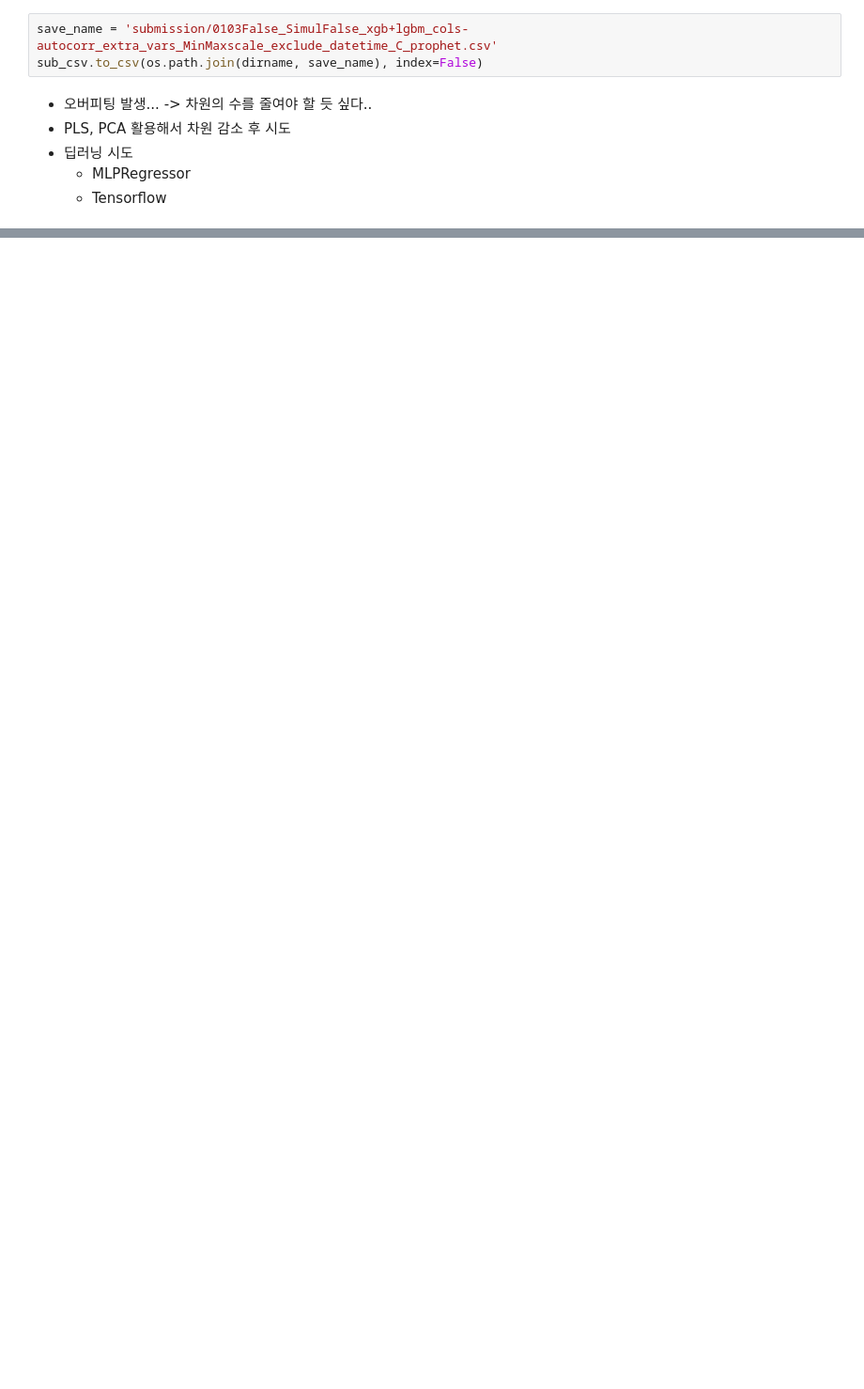
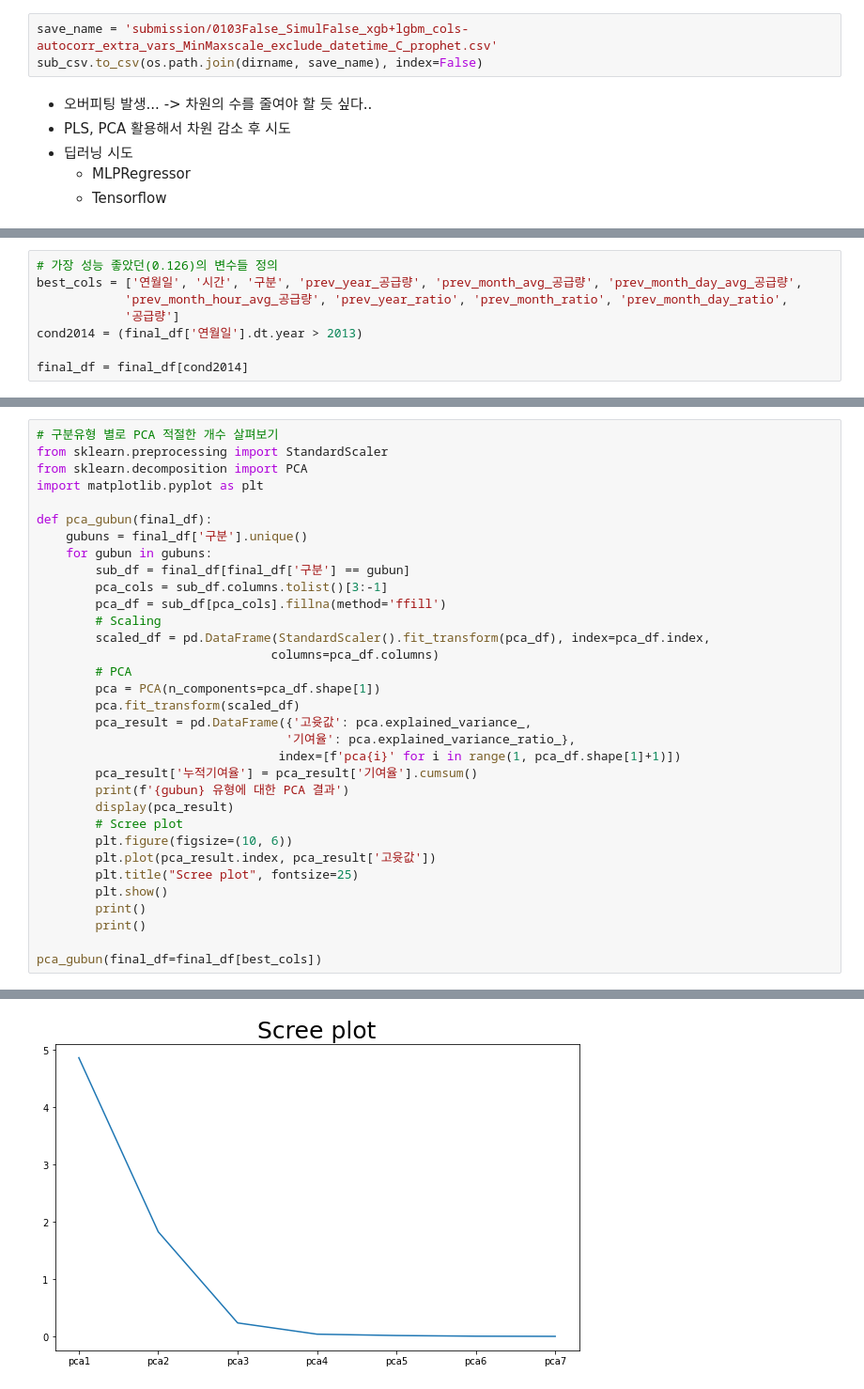
Before and after one commit to young-hun-jo/KaggleStruggle, a Jupyter notebook: dacon_gas/Version5.ipynb, the cells around one changed output, grey strips where cells are left out. Shown at 94% size. Drawn from its saved outputs; the diff is of its cells as text; blank space fills up the shorter version.

```diff
--- a/dacon_gas/Version5.ipynb
+++ b/dacon_gas/Version5.ipynb
@@ -460,0 +441,8 @@ sub_csv.to_csv(os.path.join(dirname, save_name), index=False)
+# %%
+# 가장 성능 좋았던(0.126)의 변수들 정의
+best_cols = ['연월일', '시간', '구분', 'prev_year_공급량', 'prev_month_avg_공급량', 'prev_month_day_avg_공급량',
+            'prev_month_hour_avg_공급량', 'prev_year_ratio', 'prev_month_ratio', 'prev_month_day_ratio',
+            '공급량']
+cond2014 = (final_df['연월일'].dt.year > 2013)
+
+final_df = final_df[cond2014]
@@ -460,0 +477,34 @@ sub_csv.to_csv(os.path.join(dirname, save_name), index=False)
+# %%
+# 구분유형 별로 PCA 적절한 개수 살펴보기
+from sklearn.preprocessing import StandardScaler
+from sklearn.decomposition import PCA
+import matplotlib.pyplot as plt
+
+def pca_gubun(final_df):
+    gubuns = final_df['구분'].unique()
+    for gubun in gubuns:
+        sub_df = final_df[final_df['구분'] == gubun]
+        pca_cols = sub_df.columns.tolist()[3:-1]
+        pca_df = sub_df[pca_cols].fillna(method='ffill')
+        # Scaling
+        scaled_df = pd.DataFrame(StandardScaler().fit_transform(pca_df), index=pca_df.index,
+                                columns=pca_df.columns)
+        # PCA
+        pca = PCA(n_components=pca_df.shape[1])
+        pca.fit_transform(scaled_df)
+        pca_result = pd.DataFrame({'고윳값': pca.explained_variance_,
+                                  '기여율': pca.explained_variance_ratio_},
+                                 index=[f'pca{i}' for i in range(1, pca_df.shape[1]+1)])
+        pca_result['누적기여율'] = pca_result['기여율'].cumsum()
+        print(f'{gubun} 유형에 대한 PCA 결과')
+        display(pca_result)
+        # Scree plot
+        plt.figure(figsize=(10, 6))
+        plt.plot(pca_result.index, pca_result['고윳값'])
+        plt.title("Scree plot", fontsize=25)
+        plt.show()
+        print()
+        print()
+
+pca_gubun(final_df=final_df[best_cols])
+# %% [output]
@@ -460,0 +520 @@ sub_csv.to_csv(os.path.join(dirname, save_name), index=False)
+[figure, added]
```
Also changed, not shown: parts of 25 cells of this notebook.
